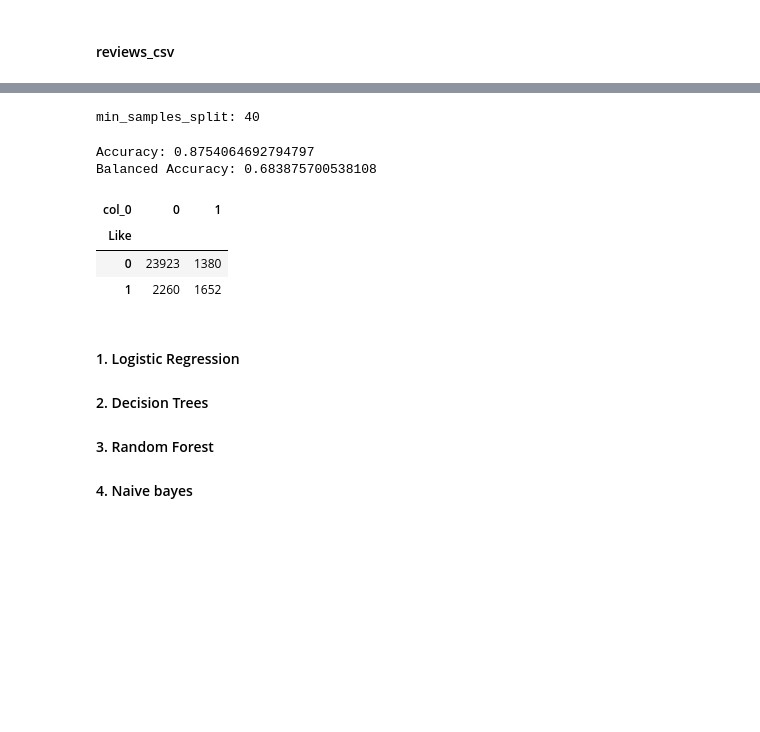
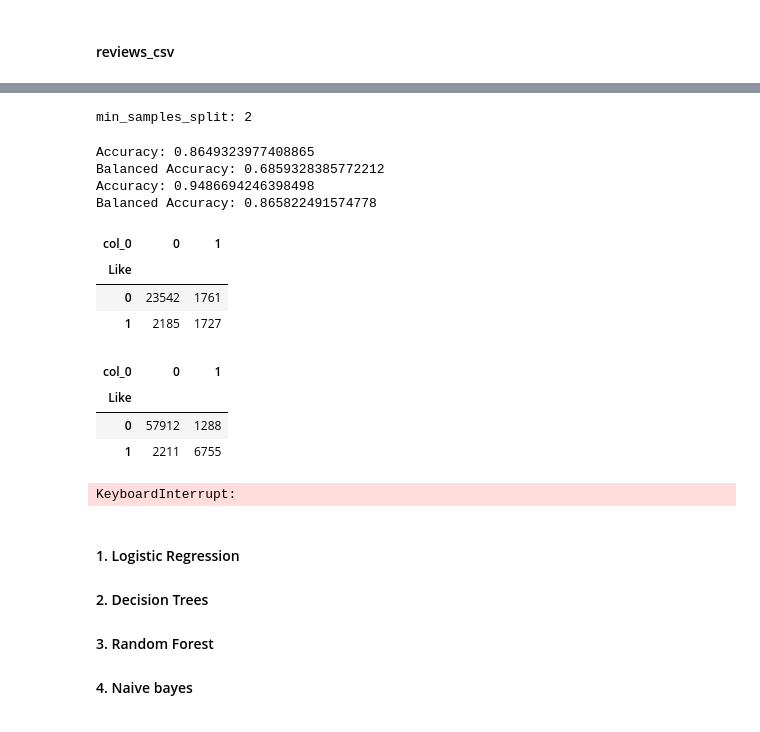
Before and after one commit to MittmannM/AnalyticsCupTUM, a Jupyter notebook: AC.ipynb, the cells around one changed output, grey strips where cells are left out. Saved outputs shown, nothing was run; the diff lists cells and outputs as text; code cells hidden in the pictures; blank space fills up the shorter version.

Commit message:
decision tree remoed tuning

```diff
--- a/AC.ipynb
+++ b/AC.ipynb
@@ -108,12 +108,12 @@ requests_csv.rename(columns= {"AuthorId" : "CustomerId"}, inplace=True)
 mapping_cal = {1: 1, 0.0: 0}
 requests_csv['HighCalories'] = requests_csv['HighCalories'].map(mapping_cal).astype('category')
 
-mapping_protein = {'Yes':1, 'Indifferent': 0.5,'No': 0,}
+mapping_protein = {'Yes':1, 'Indifferent': 0,'No': 0,}
 requests_csv['HighProtein'] = requests_csv['HighProtein'].map(mapping_protein).astype('category')
 
 requests_csv['LowFat'] = requests_csv['LowFat'].astype('category')
 
-mapping_sugar = {'1':1,'Indifferent': 0.5,'0': 0, }
+mapping_sugar = {'1':1,'Indifferent': 0,'0': 0, }
 requests_csv['LowSugar'] = requests_csv['LowSugar'].map(mapping_sugar).astype('category')
 
 requests_csv['HighFiber'] = requests_csv['HighFiber'].astype('category')
@@ -246,43 +246,60 @@ X_train, X_test, y_train, y_test = \
                    shuffle=True,
                    random_state=2024)
 # %%
-model = DecisionTreeClassifier(max_depth=31, min_samples_split=40, min_samples_leaf= 5,random_state=2024)
+model = DecisionTreeClassifier(max_depth=31, min_samples_split=2, min_samples_leaf= 5,random_state=2024)
 model.fit(X_train, y_train)
 min_samples_split_value = model.min_samples_split
 print("min_samples_split:", min_samples_split_value)
 # %% [output]
-min_samples_split: 40
+min_samples_split: 2
 # %%
 from sklearn.metrics import balanced_accuracy_score
 
-predictions = model.predict(X_test)
-accuracy = accuracy_score(y_test, predictions)
+y_pred = model.predict(X_test)
+accuracy = accuracy_score(y_test, y_pred)
 print("Accuracy:", accuracy)
 
+balanced_accuracy = balanced_accuracy_score(y_test, y_pred)
+print("Balanced Accuracy:", balanced_accuracy)
 
-balanced_accuracy = balanced_accuracy_score(y_test, predictions)
+y_pred_train = model.predict(X_train)
+accuracy = accuracy_score(y_train, y_pred_train)
+print("Accuracy:", accuracy)
+balanced_accuracy = balanced_accuracy_score(y_train, y_pred_train)
 print("Balanced Accuracy:", balanced_accuracy)
 # %% [output]
-Accuracy: 0.8754064692794797
-Balanced Accuracy: 0.683875700538108
+Accuracy: 0.8649323977408865
+Balanced Accuracy: 0.6859328385772212
+Accuracy: 0.9486694246398498
+Balanced Accuracy: 0.865822491574778
 # %%
 # build confusion matrix
-confusion_matrix = pd.crosstab(y_test, predictions)
+confusion_matrix = pd.crosstab(y_test, y_pred)
 confusion_matrix
 # %% [output]
 | col_0 | 0 | 1 |
 | Like |  |  |
-| 0 | 23923 | 1380 |
-| 1 | 2260 | 1652 |
+| 0 | 23542 | 1761 |
+| 1 | 2185 | 1727 |
+# %%
+confusion_matrix2 = pd.crosstab(y_train, y_pred_train)
+confusion_matrix2
+# %% [output]
+| col_0 | 0 | 1 |
+| Like |  |  |
+| 0 | 57912 | 1288 |
+| 1 | 2211 | 6755 |
 # %%
-#from sklearn.ensemble import BaggingClassifier
-#bagging_classifier = BaggingClassifier(model, n_estimators=100, random_state=2024)
-#bagging_classifier.fit(X_train, y_train)
-#predictions_bagging = bagging_classifier.predict(X_test)
-#accuracy_bagging = accuracy_score(y_test, predictions_bagging)
-#balanced_accuracy_bagging = balanced_accuracy_score(y_test, predictions_bagging)
-#print("Accuracy with bagging:", accuracy_bagging)
-#print("Balanced Accuracy with bagging:", balanced_accuracy_bagging)
+from sklearn.ensemble import BaggingClassifier
+bagging_classifier = BaggingClassifier(model, n_estimators=100, random_state=2024)
+bagging_classifier.fit(X_train, y_train)
+predictions_bagging = bagging_classifier.predict(X_test)
+accuracy_bagging = accuracy_score(y_test, predictions_bagging)
+balanced_accuracy_bagging = balanced_accuracy_score(y_test, predictions_bagging)
+print("Accuracy with bagging:", accuracy_bagging)
+print("Balanced Accuracy with bagging:", balanced_accuracy_bagging)
+# %% [output]
+KeyboardInterrupt:
 # %%
 #from sklearn.tree import DecisionTreeClassifier
 #from sklearn.model_selection import GridSearchCV, train_test_split
```
Also changed, not shown: parts of 5 cells of this notebook.
